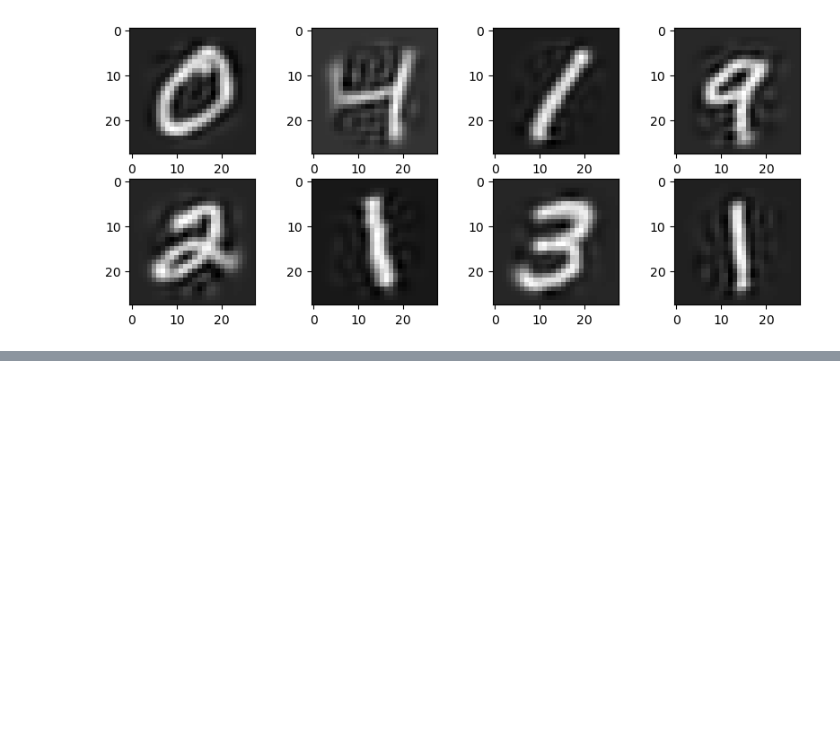
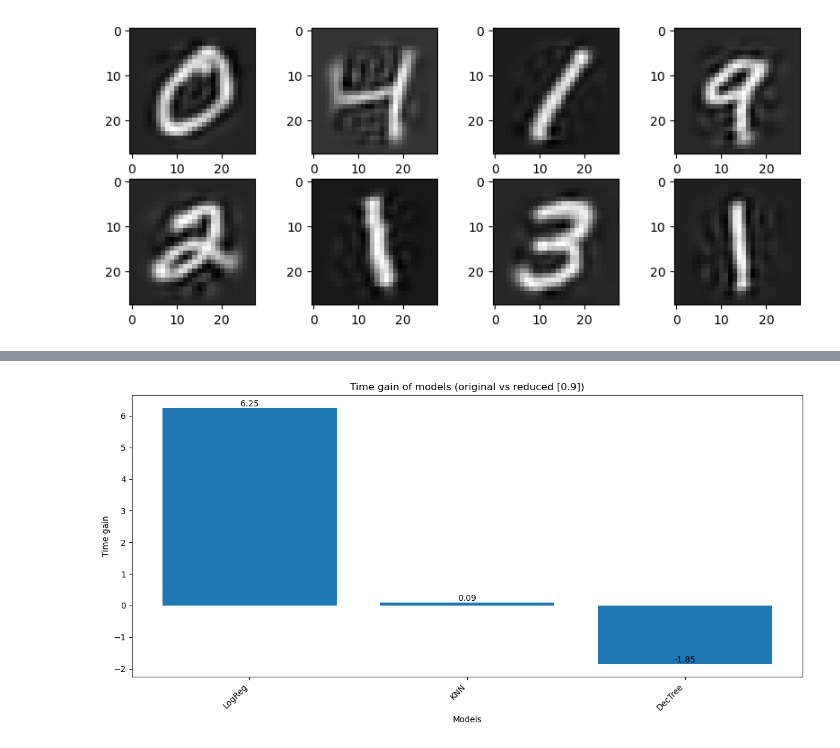
Before and after one commit to s27369/PRO1D_s27369, a Jupyter notebook: Lab67/Lab67_MNIST_DimRed.ipynb, the cells around one changed output, grey strips where cells are left out. Cells and saved outputs as stored; diff of their text form; code cells hidden in the pictures; blank space fills up the shorter version.

```diff
--- a/Lab67/Lab67_MNIST_DimRed.ipynb
+++ b/Lab67/Lab67_MNIST_DimRed.ipynb
@@ -200,0 +317,4 @@ def train_time_eval(model_name, dataset_kind):
+# %%
+plot_results("Time gain")
+# %% [output]
+[figure, added]
```
Also changed, not shown: parts of 11 cells of this notebook.
